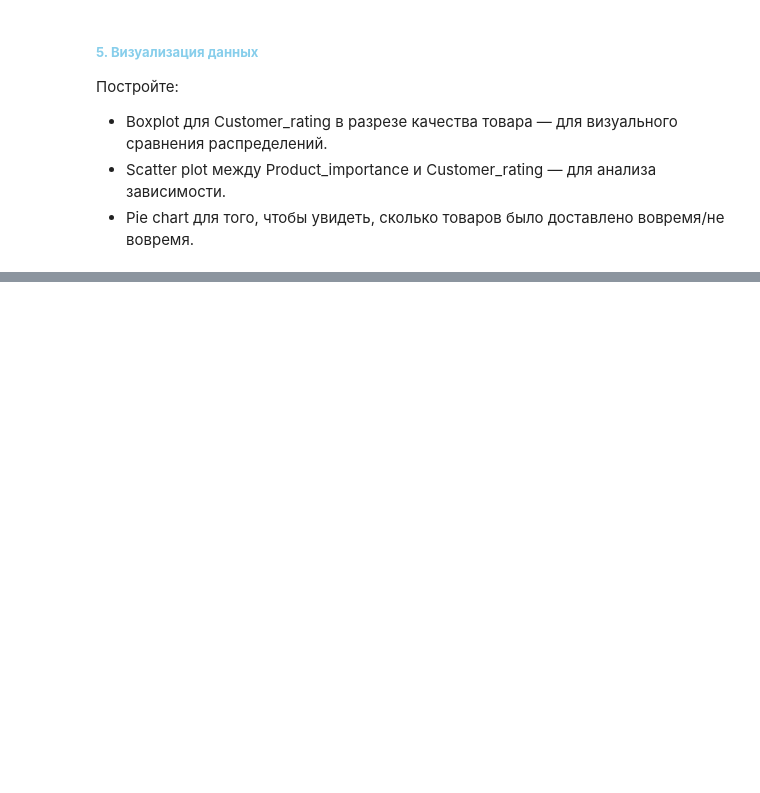
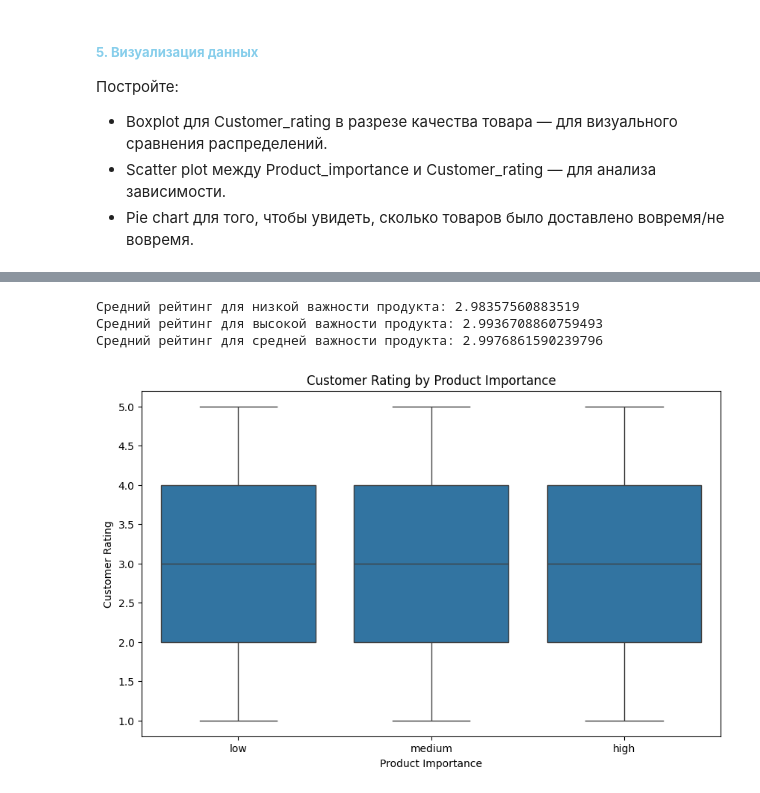
Before and after one commit to gggvitalii90/python_analytics_ich_120925, a Jupyter notebook: notebooks/Python for DA_PR24-for_students.ipynb, the cells around one changed output, grey strips where cells are left out. Cells and saved outputs as stored; diff of their text form; code cells hidden in the pictures; blank space fills up the shorter version.

```diff
--- a/notebooks/Python for DA_PR24-for_students.ipynb
+++ b/notebooks/Python for DA_PR24-for_students.ipynb
@@ -24,3 +31,5 @@
 ##### <b><font color='skyblue'>1. Загрузка данных</font></b>
 # %%
 # Загрузите данные из файла Ecommerce Customers.csv  в переменную df
+df_customers = pd.read_csv('..//data//Ecommerce Customers.csv')
+df_customers
@@ -42,3 +190,6 @@
 - Boxplot для Customer_rating в разрезе качества товара — для визуального сравнения распределений.
 - Scatter plot между Product_importance и Customer_rating — для анализа зависимости.
 - Pie chart для того, чтобы увидеть, сколько товаров было доставлено вовремя/не вовремя.
+# %%
+df_v = df_customers[['Customer_rating', 'Product_importance']]
+df_v
@@ -44,0 +210,21 @@
+# %%
+import seaborn as sns
+rating_low = df_v[df_v['Product_importance'] == 'low']['Customer_rating'].mean()
+rating_high = df_v[df_v['Product_importance'] == 'high']['Customer_rating'].mean()
+rating_medium = df_v[df_v['Product_importance'] == 'medium']['Customer_rating'].mean()
+print(f"Средний рейтинг для низкой важности продукта: {rating_low}")
+print(f"Средний рейтинг для высокой важности продукта: {rating_high}")
+print(f"Средний рейтинг для средней важности продукта: {rating_medium}")
+
+
+plt.figure(figsize=(10, 6))
+sns.boxplot(y = 'Customer_rating', x = 'Product_importance', data = df_v)
+plt.xlabel('Product Importance')
+plt.ylabel('Customer Rating')
+plt.title('Customer Rating by Product Importance')
+plt.show()
+# %% [output]
+Средний рейтинг для низкой важности продукта: 2.98357560883519
+Средний рейтинг для высокой важности продукта: 2.9936708860759493
+Средний рейтинг для средней важности продукта: 2.9976861590239796
+[figure, added]
```
Also changed, not shown: parts of 13 cells of this notebook, 7 other files.
